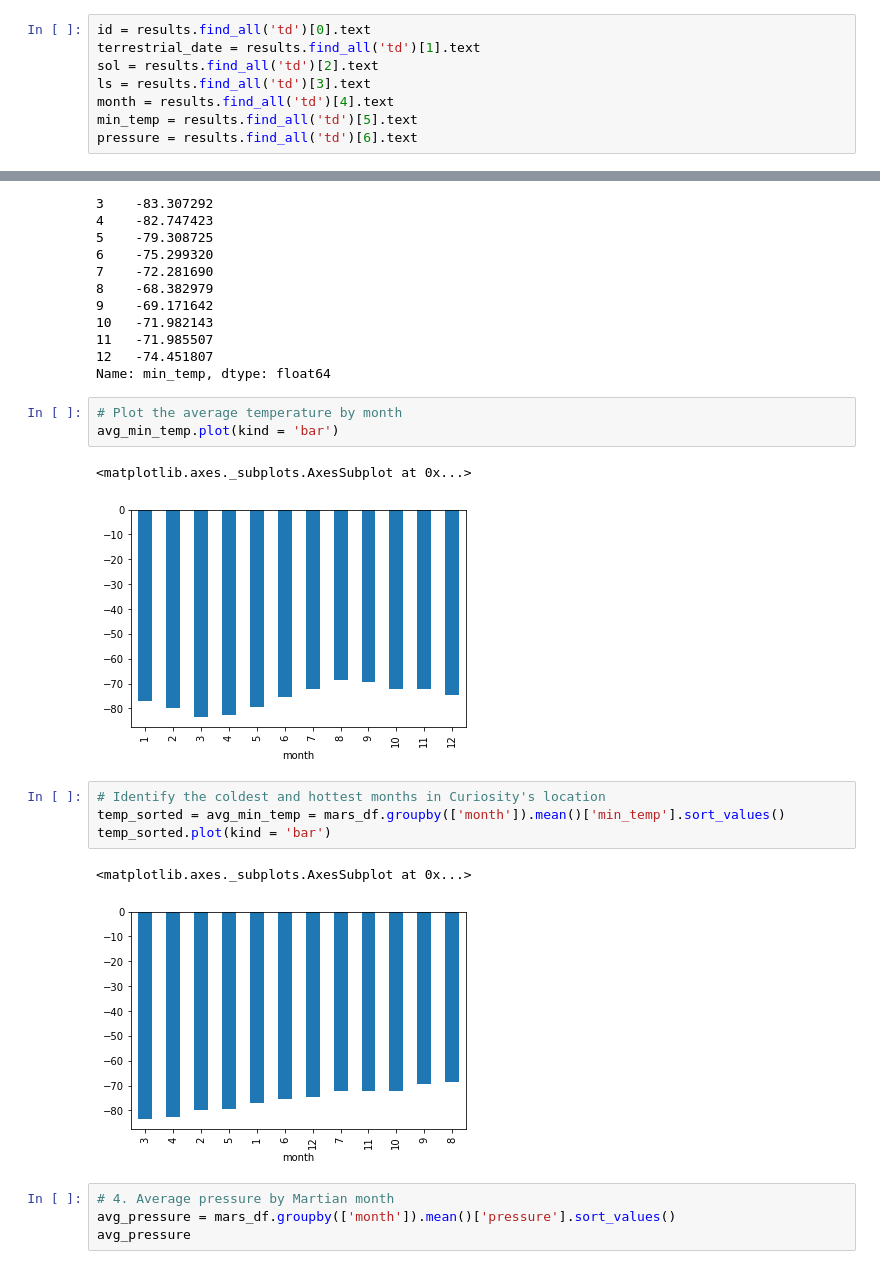
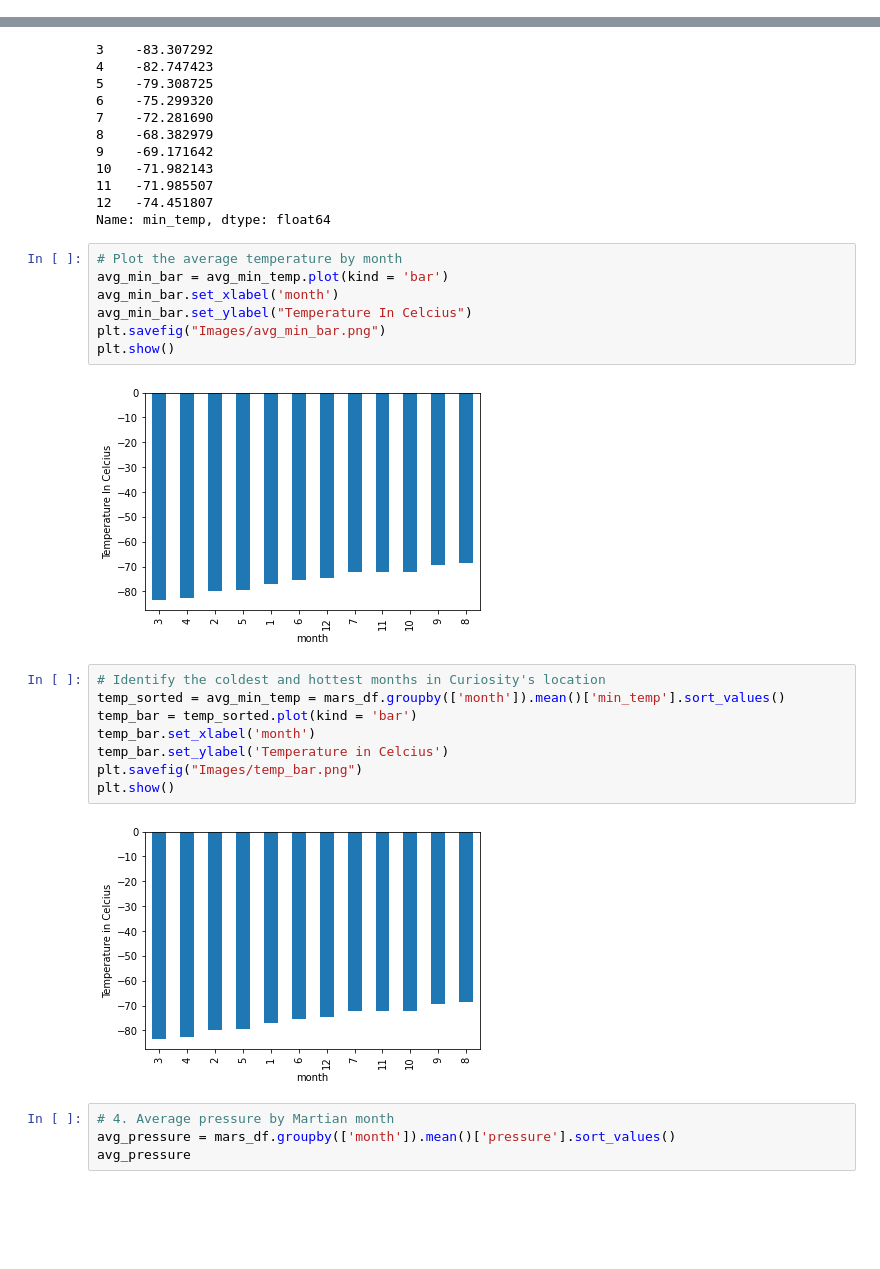
Before and after one commit to hthelander/web-scraping-challenge, a Jupyter notebook: part_2_mars_weather.ipynb, the cells around one changed output, grey strips where cells are left out. Drawn from its saved outputs; the diff is of its cells as text; blank space fills up the shorter version.

```diff
--- a/part_2_mars_weather.ipynb
+++ b/part_2_mars_weather.ipynb
@@ -64,11 +70,3 @@ Assemble the scraped data into a Pandas DataFrame. The columns should have the s
 * `month`: the Martian month
 * `min_temp`: the minimum temperature, in Celsius, of a single Martian day (sol)
 * `pressure`: The atmospheric pressure at Curiosity's location
-# %%
-id = results.find_all('td')[0].text
-terrestrial_date = results.find_all('td')[1].text
-sol = results.find_all('td')[2].text
-ls = results.find_all('td')[3].text
-month = results.find_all('td')[4].text
-min_temp = results.find_all('td')[5].text
-pressure = results.find_all('td')[6].text
@@ -236,17 +209,23 @@ month
 Name: min_temp, dtype: float64
 # %%
 # Plot the average temperature by month
-avg_min_temp.plot(kind = 'bar')
+avg_min_bar = avg_min_temp.plot(kind = 'bar')
+avg_min_bar.set_xlabel('month')
+avg_min_bar.set_ylabel("Temperature In Celcius")
+plt.savefig("Images/avg_min_bar.png")
+plt.show()
 # %% [output]
-<matplotlib.axes._subplots.AxesSubplot at 0x...>
-[figure, old version]
+[figure, new version]
 # %%
 # Identify the coldest and hottest months in Curiosity's location
 temp_sorted = avg_min_temp = mars_df.groupby(['month']).mean()['min_temp'].sort_values()
-temp_sorted.plot(kind = 'bar')
+temp_bar = temp_sorted.plot(kind = 'bar')
+temp_bar.set_xlabel('month')
+temp_bar.set_ylabel('Temperature in Celcius')
+plt.savefig("Images/temp_bar.png")
+plt.show()
 # %% [output]
-<matplotlib.axes._subplots.AxesSubplot at 0x...>
-[figure, old version]
+[figure, new version]
 # %%
 # 4. Average pressure by Martian month
 avg_pressure = mars_df.groupby(['month']).mean()['pressure'].sort_values()
```
Also changed, not shown: parts of 7 cells of this notebook, 6 other files.
